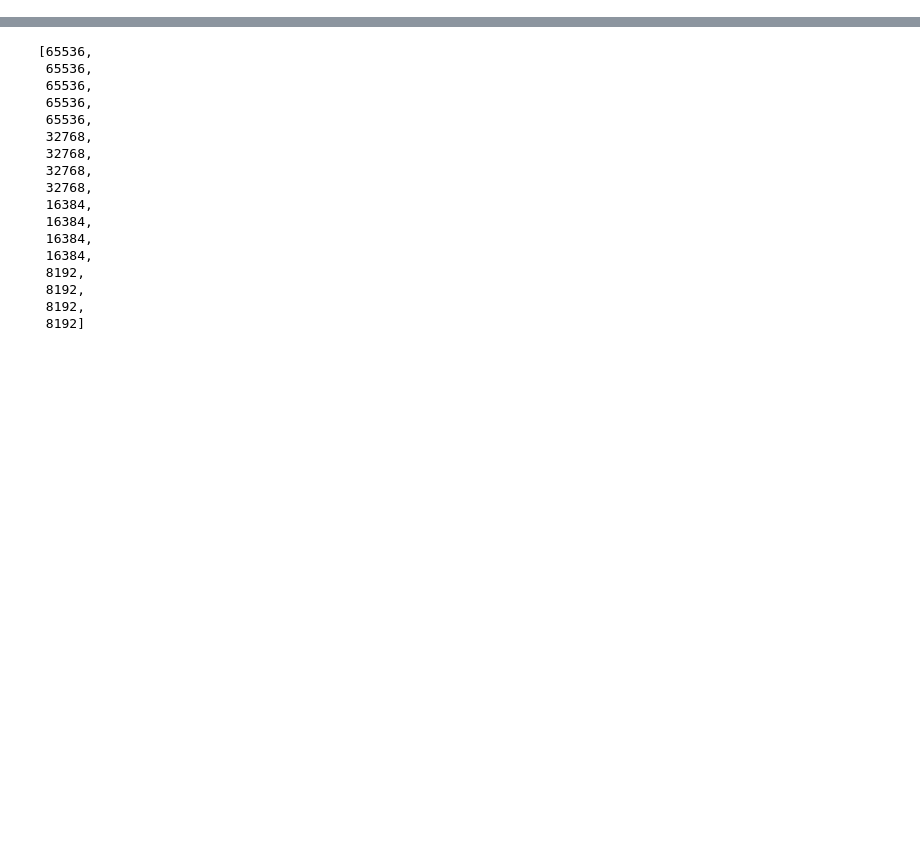
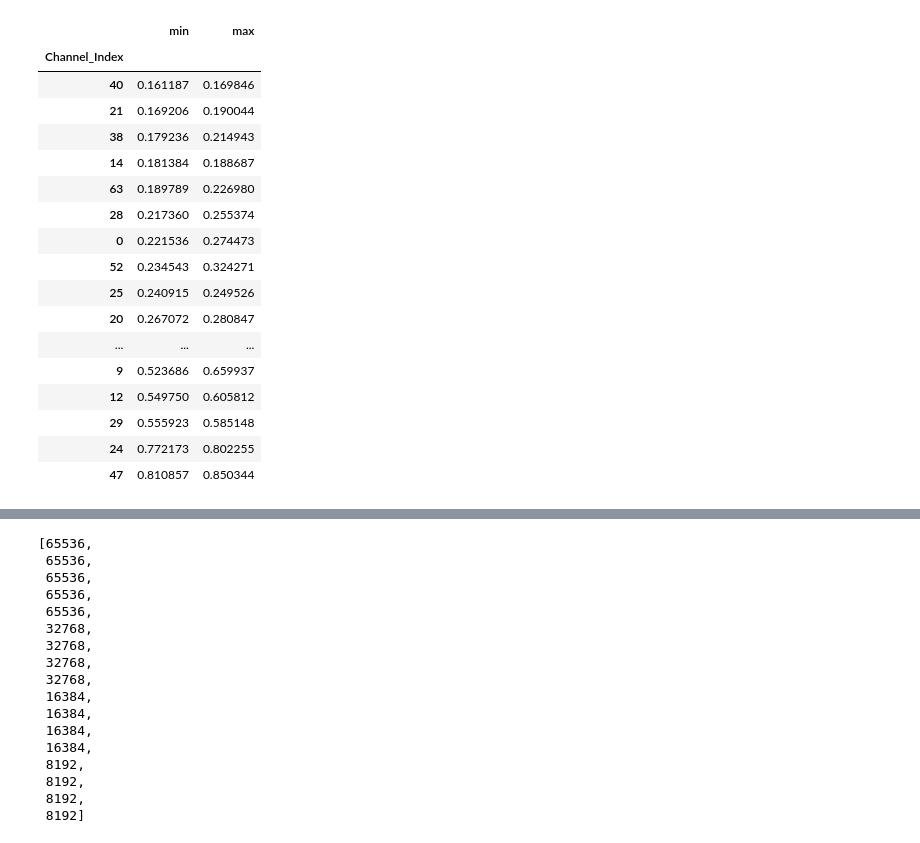
Before and after one commit to yonibor/secure_inference, a Jupyter notebook: sandbox.ipynb, the cells around one changed output, grey strips where cells are left out. Drawn from its saved outputs; the diff is of its cells as text; code cells hidden in the pictures; blank space fills up the shorter version.

```diff
--- a/sandbox.ipynb
+++ b/sandbox.ipynb
@@ -25,0 +43,23 @@ from research.distortion.parameters.classification.resent.resnet18_8xb16_cifar10
+# %%
+b['label_ratio'] = b['Same_Label_Affinity'] / b['Diff_Label_Affinity']
+c = b[~pd.isna(b['label_ratio'])]
+c.groupby('Channel_Index')['label_ratio'].agg(['min', 'max']).sort_values('min')
+# %% [output]
+|  | min | max |
+| Channel_Index |  |  |
+| 40 | 0.161187 | 0.169846 |
+| 21 | 0.169206 | 0.190044 |
+| 38 | 0.179236 | 0.214943 |
+| 14 | 0.181384 | 0.188687 |
+| 63 | 0.189789 | 0.226980 |
+| 28 | 0.217360 | 0.255374 |
+| 0 | 0.221536 | 0.274473 |
+| 52 | 0.234543 | 0.324271 |
+| 25 | 0.240915 | 0.249526 |
+| 20 | 0.267072 | 0.280847 |
+| ... | ... | ... |
+| 9 | 0.523686 | 0.659937 |
+| 12 | 0.549750 | 0.605812 |
+| 29 | 0.555923 | 0.585148 |
+| 24 | 0.772173 | 0.802255 |
+| 47 | 0.810857 | 0.850344 |
```
Also changed, not shown: parts of 3 cells of this notebook, 8 other files.
